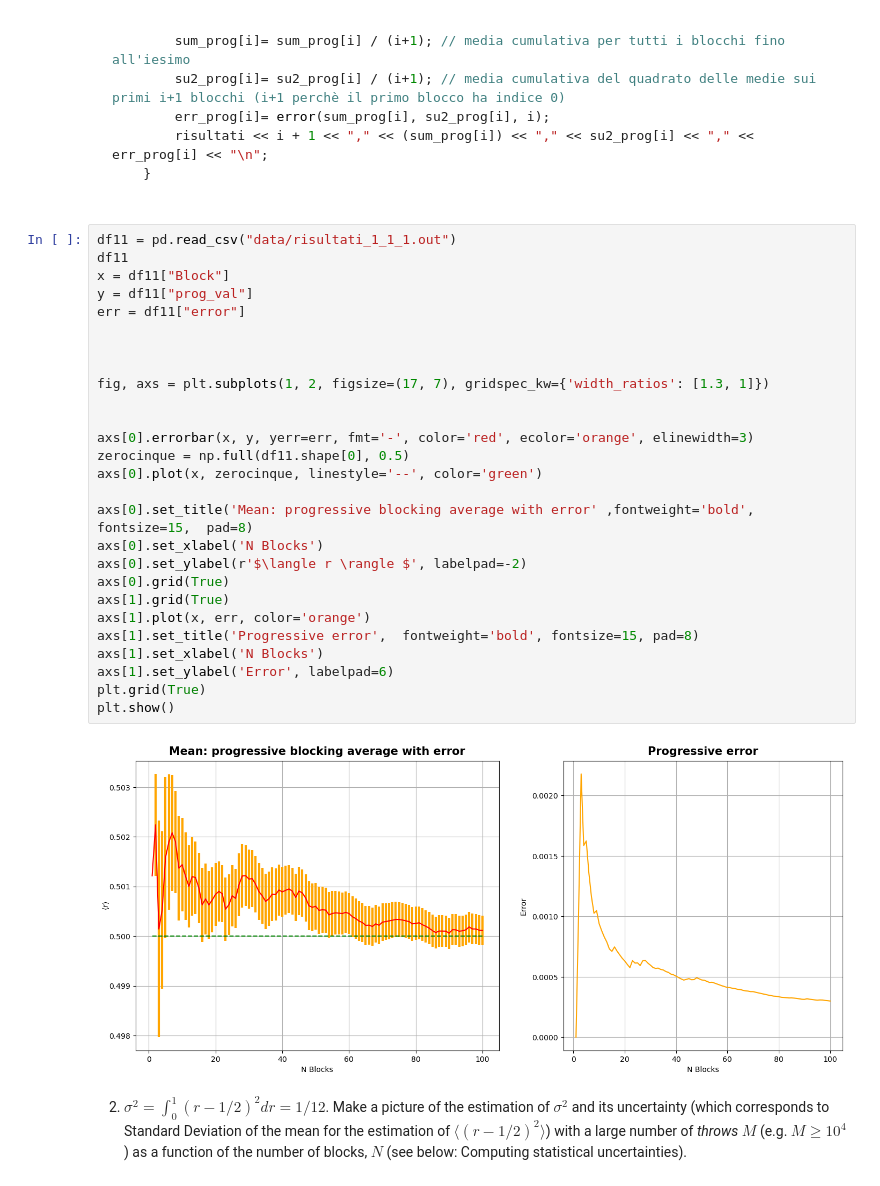
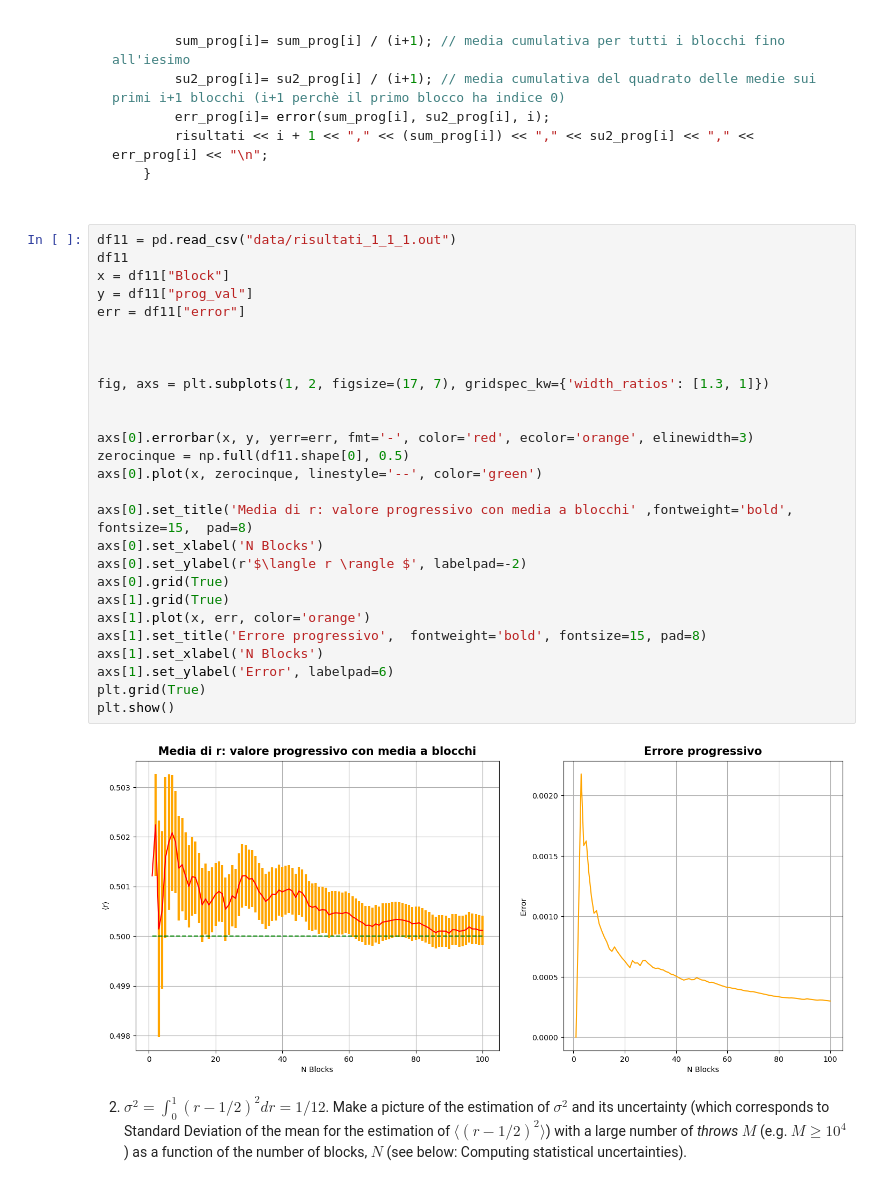
Before and after one commit to simonelance/labsimnum, a Jupyter notebook: Esercizi1/Esercizio1.ipynb, the cells around one changed output. Drawn from its saved outputs; the diff is of its cells as text.

```diff
--- a/Esercizi1/Esercizio1.ipynb
+++ b/Esercizi1/Esercizio1.ipynb
@@ -78,32 +78,32 @@ for (int i = 0; i < N; ++i) { //itero sul numero dei blocchi
 # %%
 df11 = pd.read_csv("data/risultati_1_1_1.out")
 df11
 x = df11["Block"]
 y = df11["prog_val"]
 err = df11["error"]
 
 
 
 fig, axs = plt.subplots(1, 2, figsize=(17, 7), gridspec_kw={'width_ratios': [1.3, 1]})
 
 
 axs[0].errorbar(x, y, yerr=err, fmt='-', color='red', ecolor='orange', elinewidth=3)
 zerocinque = np.full(df11.shape[0], 0.5)
 axs[0].plot(x, zerocinque, linestyle='--', color='green')
 
-axs[0].set_title('Mean: progressive blocking average with error' ,fontweight='bold', fontsize=15,  pad=8)
+axs[0].set_title('Media di r: valore progressivo con media a blocchi' ,fontweight='bold', fontsize=15,  pad=8)
 axs[0].set_xlabel('N Blocks')
 axs[0].set_ylabel(r'$\langle r \rangle $', labelpad=-2)
 axs[0].grid(True)
 axs[1].grid(True)
 axs[1].plot(x, err, color='orange')
-axs[1].set_title('Progressive error',  fontweight='bold', fontsize=15, pad=8)
+axs[1].set_title('Errore progressivo',  fontweight='bold', fontsize=15, pad=8)
 axs[1].set_xlabel('N Blocks')
 axs[1].set_ylabel('Error', labelpad=6)
 plt.grid(True)
 plt.show()
 # %% [output]
-[figure, old version]
+[figure, new version]
 # %% [markdown]
 2. $\sigma^2 = \int_0^1 (r-1/2)^2 dr = 1/12$. Make a picture of the estimation of $\sigma^2$ and its uncertainty (which corresponds to Standard Deviation of the mean for the estimation of $\langle (r-1/2)^2 \rangle$) with a large number of *throws* $M$ (e.g. $M\ge 10^4$) as a function of the number of blocks, $N$</font> (see below: Computing statistical uncertainties).
 # %% [markdown]
```
Also changed, not shown: parts of 1 cell of this notebook, 5 other files.
